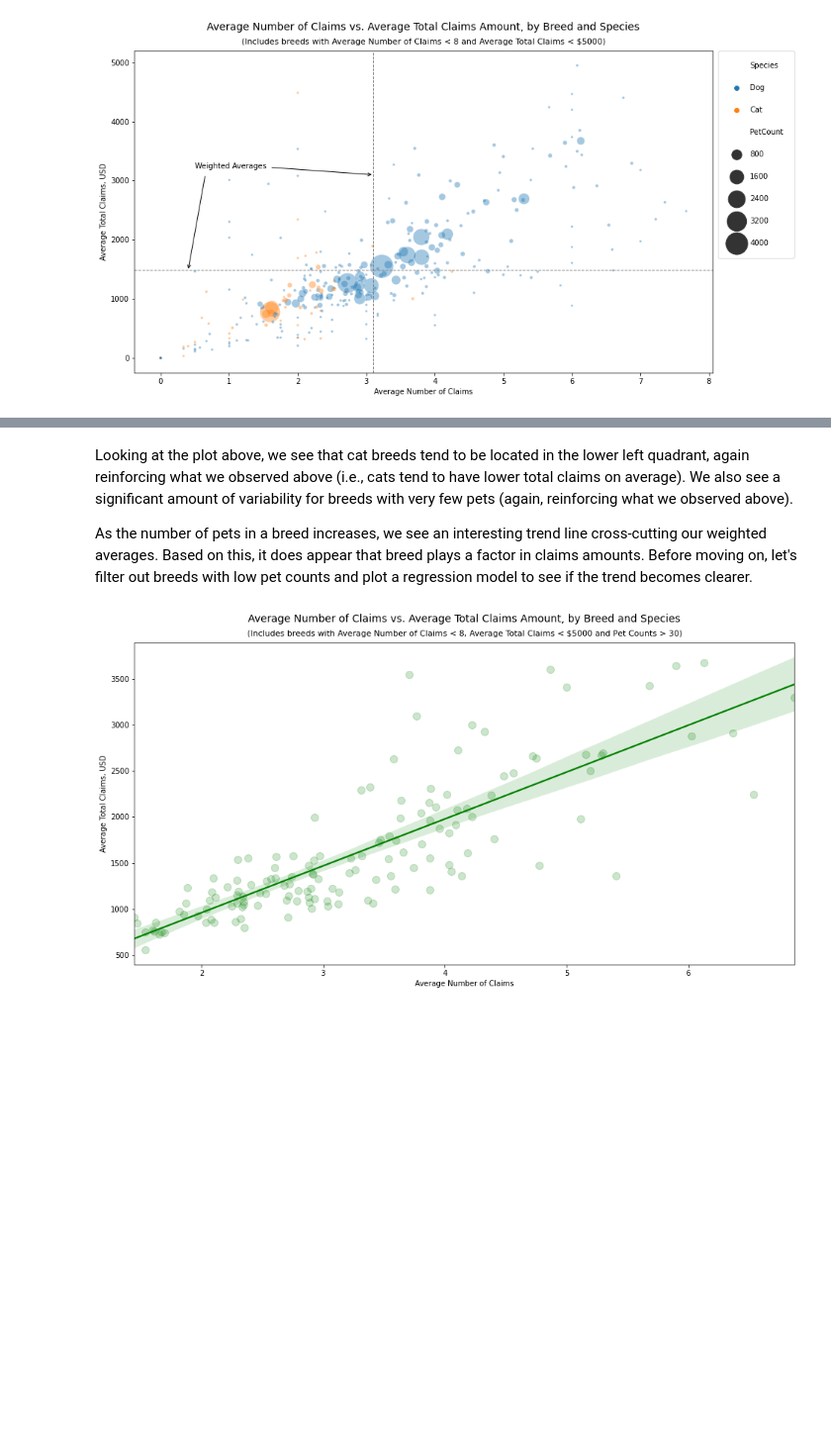
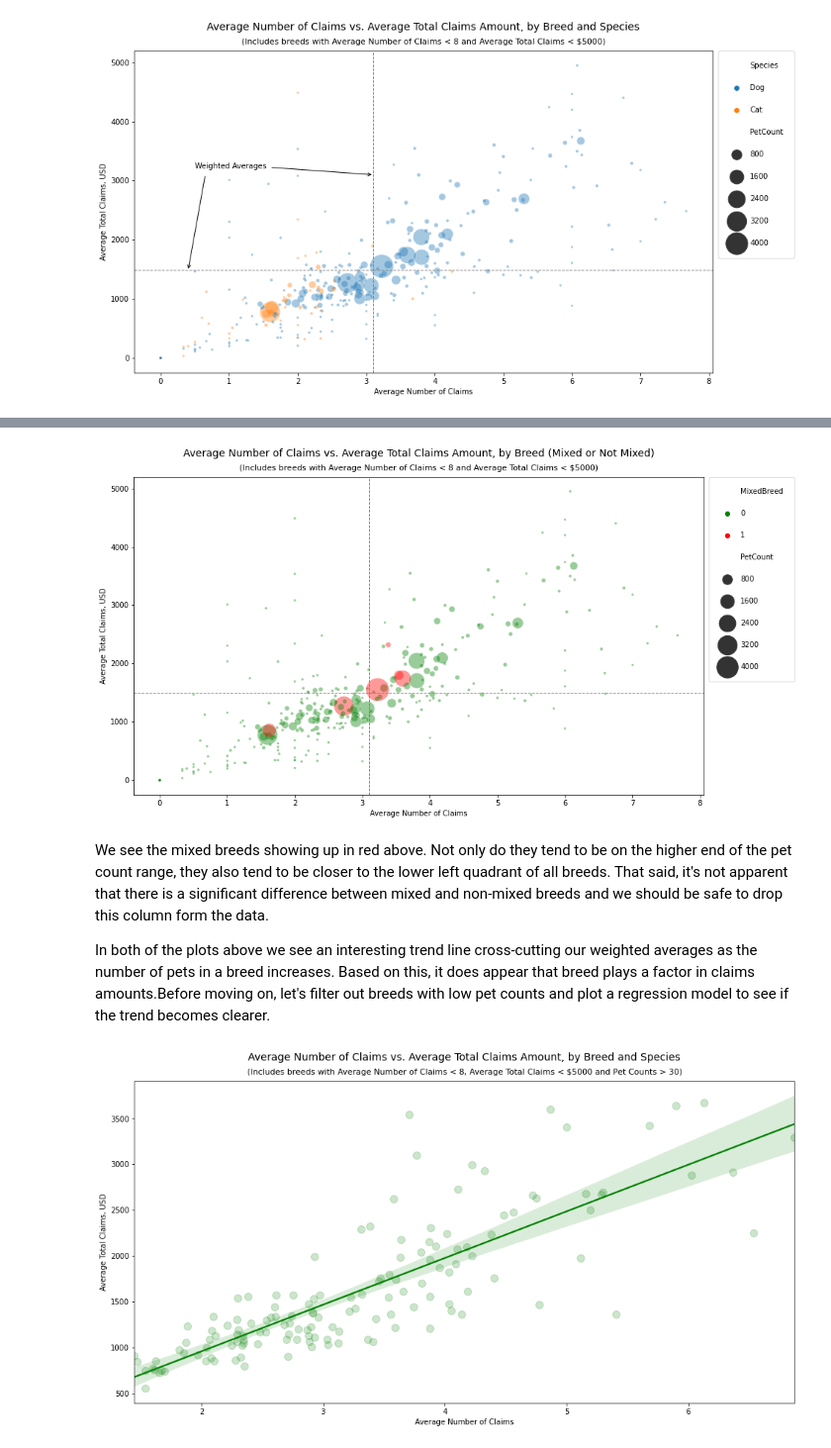
Before and after one commit to stevenrhart/predicting-claims, a Jupyter notebook: notebooks/Capstone 2 - Predicting Insurance Claims - Exploratory Data Analysis.ipynb, the cells around one changed output, grey strips where cells are left out. Shown at 99% size. Drawn from its saved outputs; the diff is of its cells as text; code cells hidden in the pictures; blank space fills up the shorter version.

```diff
--- a/notebooks/Capstone 2 - Predicting Insurance Claims - Exploratory Data Analysis.ipynb
+++ b/notebooks/Capstone 2 - Predicting Insurance Claims - Exploratory Data Analysis.ipynb
@@ -573,7 +578,28 @@ plt.show()
+# %%
+# Create a scatterplot showing count of breed vs avg total claims
+fig, ax = plt.subplots(1, 1, figsize=(14, 8))
+sns.scatterplot(x="AvgNumClaims", y="AvgTotalClaims", data=filtered_pets, hue='MixedBreed',
+                palette=['green', 'red'], alpha=0.4, size="PetCount", sizes=(10, 1000))\
+                .set(xlabel="Average Number of Claims", ylabel="Average Total Claims, USD")
+
+# Plot lines showing the weighted averages for all breeds
+plt.axhline(weighted_avg_amt, color='gray', linestyle='dashed', linewidth=1)
+plt.axvline(weighted_avg_num, color='gray', linestyle='dashed', linewidth=1)
+
+# Add title and display plot
+plt.title("Average Number of Claims vs. Average Total Claims Amount, by Breed (Mixed or Not Mixed)",
+          y=1.05, fontsize=14)
+plt.suptitle("(Includes breeds with Average Number of Claims < 8 and Average Total Claims < $5000)",
+             y=0.91, x=0.513, fontsize=11)
+# plt.legend(loc='upper right', borderpad=1.5, labelspacing=2, title_fontsize='medium')
+plt.legend(bbox_to_anchor=(1.01, 1), loc='upper left', borderaxespad=0, borderpad=1.5, labelspacing=2)
+plt.show()
+# %% [output]
+[figure, added]
 # %% [markdown]
-Looking at the plot above, we see that cat breeds tend to be located in the lower left quadrant, again reinforcing what we observed above (i.e., cats tend to have lower total claims on average). We also see a significant amount of variability for breeds with very few pets (again, reinforcing what we observed above).
+We see the mixed breeds showing up in red above. Not only do they tend to be on the higher end of the pet count range, they also tend to be closer to the lower left quadrant of all breeds. That said, it's not apparent that there is a significant difference between mixed and non-mixed breeds and we should be safe to drop this column form the data.
 
-As the number of pets in a breed increases, we see an interesting trend line cross-cutting our weighted averages. Based on this, it does appear that breed plays a factor in claims amounts. Before moving on, let's filter out breeds with low pet counts and plot a regression model to see if the trend becomes clearer.
+In both of the plots above we see an interesting trend line cross-cutting our weighted averages as the number of pets in a breed increases. Based on this, it does appear that breed plays a factor in claims amounts.Before moving on, let's filter out breeds with low pet counts and plot a regression model to see if the trend becomes clearer.
 # %%
 # Filter outlier breeds and breeds with low pet count
 filtered_pets = pets_by_breed[(pets_by_breed.AvgTotalClaims < 5000) &\
```
Also changed, not shown: parts of 16 cells of this notebook, 1 other file.
